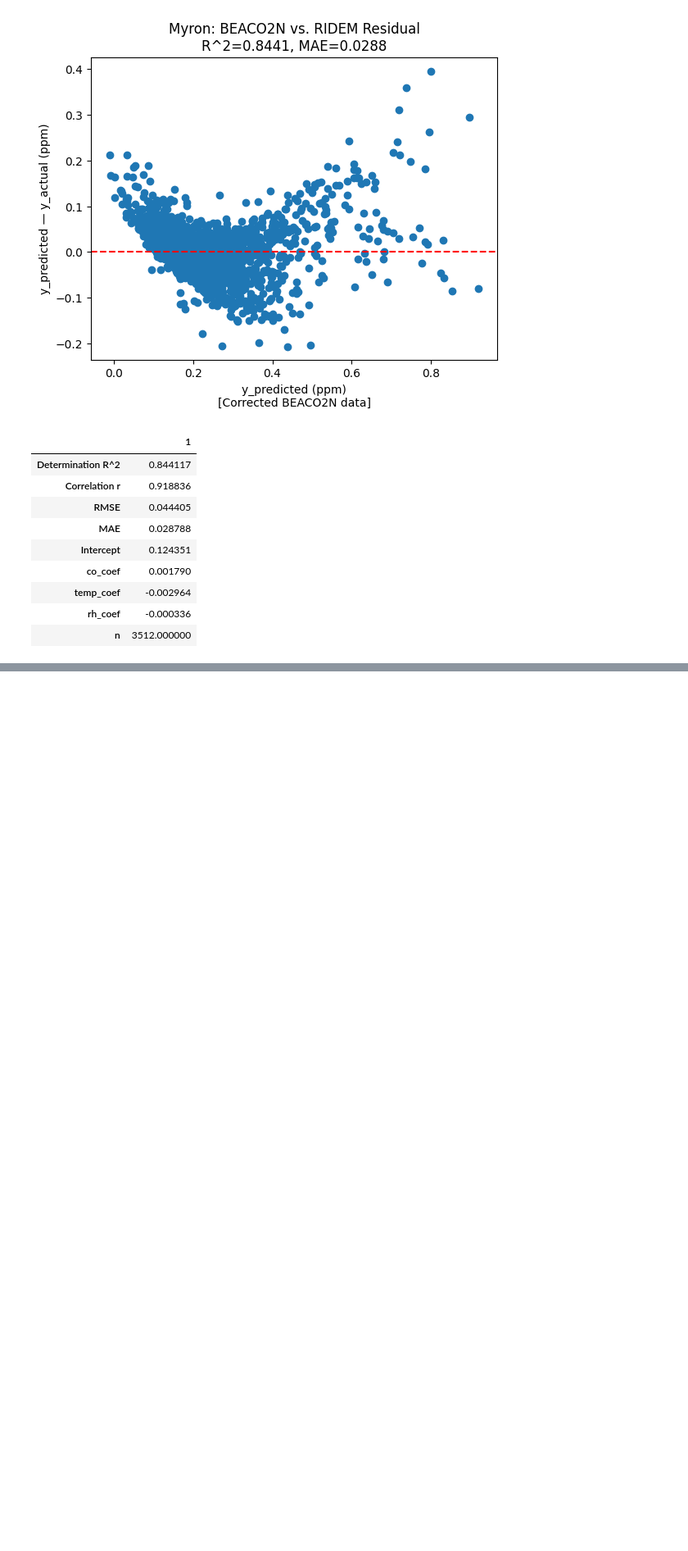
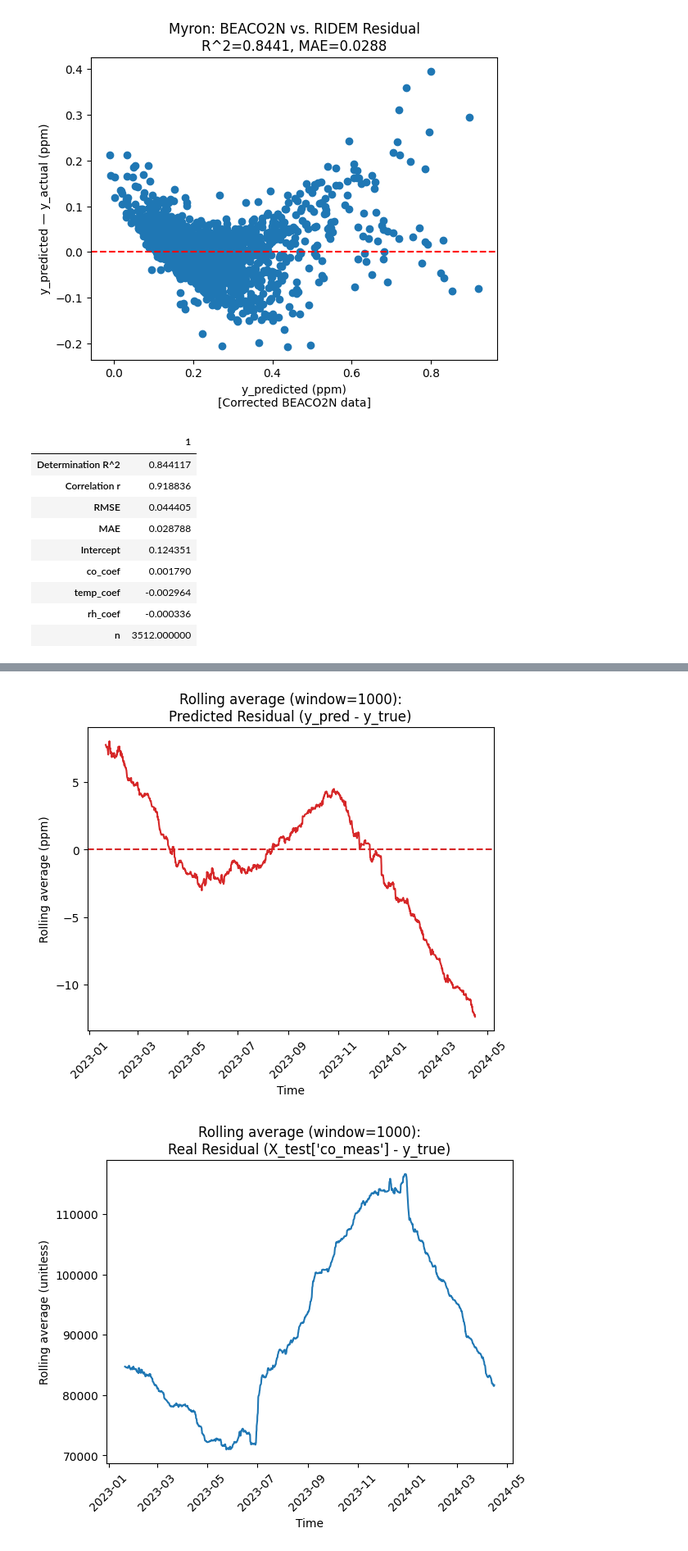
Before and after one commit to dwoodilla/bpp-scripts, a Jupyter notebook: myron_calibration.ipynb, the cells around one changed output, grey strips where cells are left out. Shown: that part at 82% size. Drawn from its saved outputs; the diff is of its cells as text; code cells hidden in the pictures; blank space fills up the shorter version.

Commit message:
plots for myron

```diff
--- a/myron_calibration.ipynb
+++ b/myron_calibration.ipynb
@@ -75,9 +61,16 @@ merged_df = pd.merge(beaco2n_df, aqs_df, how='inner', on='timestamp', suffixes=[
 NOTE: I am assuming the conversion between BEACO2N output and RIDEM output is a coefficient. If the terms are non-linear then this method will not work accurately.
 # %%
 model = LinearRegression()
+
+y_train: pd.Series
+y_test: pd.Series
+X_train: pd.DataFrame
+X_test: pd.DataFrame
+
 y_train, y_test, X_train, X_test = train_test_split(merged_df['co_aqs'], merged_df[['co_meas','temp','rh']], random_state=0)
 model.fit(X_train, y_train)
-y_pred = model.predict(X_test)
+y_pred = pd.Series(model.predict(X_test), index=X_test.index).sort_index()
+y_pred.to_csv('./model_predictions/myron_beaco2n_pred.csv')
 # %%
 import matplotlib.pyplot as plt
 from sklearn.metrics import r2_score, mean_absolute_error
@@ -117,8 +116,58 @@ display(pd.DataFrame(statistics, index=[1]).T)
 # %%
-pred_abs_residual = abs(y_test - y_pred)
-real_abs_residual = abs(y_test - X_test['co'])
-pred_abs_residual.sort_index(inplace=True)
-real_abs_residual.sort_index(inplace=True)
+# pred_residual_vec = (y_test - y_pred)
+# real_residual_vec = (y_test - X_test['co_meas'])
 
-# TODO: Plot residuals over time. Would expect them to increase over time with CO-B4 degredation.
+window = 1000
+
+pred_residual_vec = (y_pred - y_test)
+real_residual_vec = (X_test['co_meas']-y_test)
+pred_residual_vec.sort_index(inplace=True)
+real_residual_vec.sort_index(inplace=True)
+
+pred_residual_rolling = pred_residual_vec.rolling(window=window).sum()
+real_residual_rolling = real_residual_vec.rolling(window=window).sum()
+
+plt.plot(pred_residual_rolling, color='tab:red')
+plt.title(f"Rolling average (window={window}):\nPredicted Residual (y_pred - y_true)")
+plt.xlabel("Time")
+plt.ylabel("Rolling average (ppm)")
+# plt.figure(figsize=(10,5))
+plt.xticks(rotation=45)
+plt.axhline(color='tab:red', linestyle='--')
+plt.show()
+
+plt.plot(real_residual_rolling)
+plt.title(f"Rolling average (window={window}):\nReal Residual (X_test['co_meas'] - y_true)")
+plt.xlabel("Time")
+plt.ylabel("Rolling average (unitless)")
+# plt.figure(figsize=(10,5))
+plt.xticks(rotation=45)
+plt.show()
+
+fig, ax1 = plt.subplots()
+color = 'tab:red'
+ax1.set_xlabel("Time")
+ax1.set_ylabel("Predicted Residual ppm (y_pred - y_true)", color=color)
+ax1.tick_params(axis='y', labelcolor=color)
+ax1.axhline(color=color, linestyle='--', alpha=0.5)
+ax1.plot(pred_residual_rolling, color=color)
+
+ax2 = ax1.twinx()
+color = 'tab:blue'
+ax2.set_ylabel("Real Residual unitless (X_test['co_meas'] - y_true)", color=color)
+ax2.tick_params(axis='y', labelcolor=color)
+# ax1.axhline(color=color)
+ax2.plot(real_residual_rolling, color=color)
+
+# plt.xticks(rotation=45)
+plt.setp(ax1.get_xticklabels(), rotation=45)
+plt.title(f"Rolling Average of Residuals (window={window})")
+
+fig.tight_layout()
+plt.show()
+
+
+display(pred_residual_rolling)
 # %% [output]
+[figure, added]
+[figure, added]
```
Also changed, not shown: parts of 4 cells of this notebook, 6 other files.
